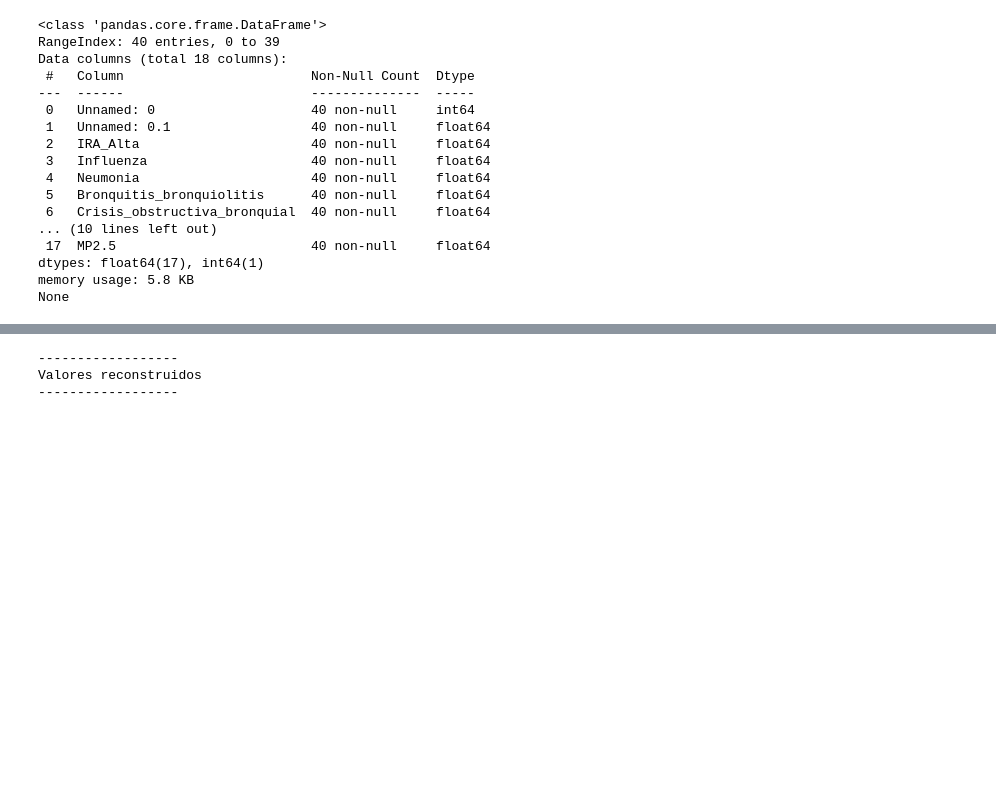
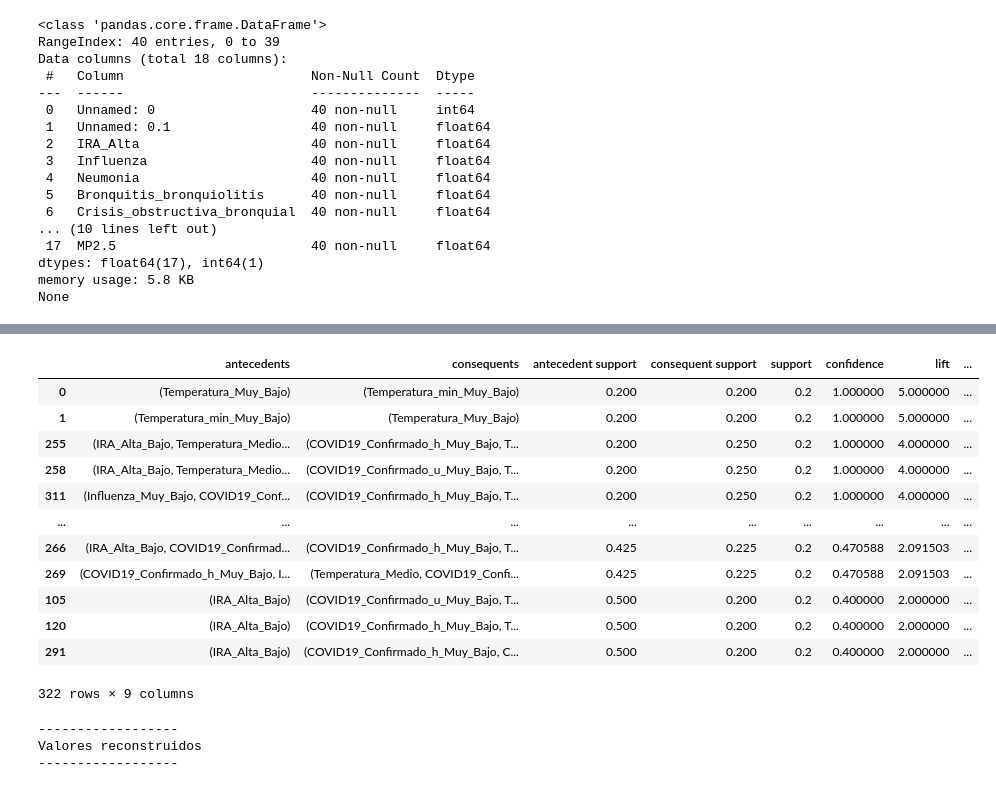
Before and after one commit to EscarabajoBomba/Proyecto_enfermedades, a Jupyter notebook: notebookcategorias.ipynb, the cells around one changed output, grey strips where cells are left out. Drawn from its saved outputs; the diff is of its cells as text; code cells hidden in the pictures; blank space fills up the shorter version.

```diff
--- a/notebookcategorias.ipynb
+++ b/notebookcategorias.ipynb
@@ -337,3 +475,23 @@ proyecciones.head()
+# %%
+frq_items = apriori(dfapriori, min_support=0.18, use_colnames=True)
+rules = association_rules(frq_items, metric ="lift", min_threshold = 2)
+rules = rules.sort_values(['confidence', 'lift'], ascending =[False, False])
+rules.to_csv('reglas.csv')
+rules
+# %% [output]
+|  | antecedents | consequents | antecedent support | consequent support | support | confidence | lift | ... |
+| 0 | (Temperatura_Muy_Bajo) | (Temperatura_min_Muy_Bajo) | 0.200 | 0.200 | 0.2 | 1.000000 | 5.000000 | ... |
+| 1 | (Temperatura_min_Muy_Bajo) | (Temperatura_Muy_Bajo) | 0.200 | 0.200 | 0.2 | 1.000000 | 5.000000 | ... |
+| 255 | (IRA_Alta_Bajo, Temperatura_Medio... | (COVID19_Confirmado_h_Muy_Bajo, T... | 0.200 | 0.250 | 0.2 | 1.000000 | 4.000000 | ... |
+| 258 | (IRA_Alta_Bajo, Temperatura_Medio... | (COVID19_Confirmado_u_Muy_Bajo, T... | 0.200 | 0.250 | 0.2 | 1.000000 | 4.000000 | ... |
+| 311 | (Influenza_Muy_Bajo, COVID19_Conf... | (COVID19_Confirmado_h_Muy_Bajo, T... | 0.200 | 0.250 | 0.2 | 1.000000 | 4.000000 | ... |
+| ... | ... | ... | ... | ... | ... | ... | ... | ... |
+| 266 | (IRA_Alta_Bajo, COVID19_Confirmad... | (COVID19_Confirmado_h_Muy_Bajo, T... | 0.425 | 0.225 | 0.2 | 0.470588 | 2.091503 | ... |
+| 269 | (COVID19_Confirmado_h_Muy_Bajo, I... | (Temperatura_Medio, COVID19_Confi... | 0.425 | 0.225 | 0.2 | 0.470588 | 2.091503 | ... |
+| 105 | (IRA_Alta_Bajo) | (COVID19_Confirmado_u_Muy_Bajo, T... | 0.500 | 0.200 | 0.2 | 0.400000 | 2.000000 | ... |
+| 120 | (IRA_Alta_Bajo) | (COVID19_Confirmado_h_Muy_Bajo, T... | 0.500 | 0.200 | 0.2 | 0.400000 | 2.000000 | ... |
+| 291 | (IRA_Alta_Bajo) | (COVID19_Confirmado_h_Muy_Bajo, C... | 0.500 | 0.200 | 0.2 | 0.400000 | 2.000000 | ... |
+322 rows × 9 columns
 # %%
 # Recostruccion de las proyecciones
 # ==============================================================================
```
Also changed, not shown: parts of 31 cells of this notebook.
